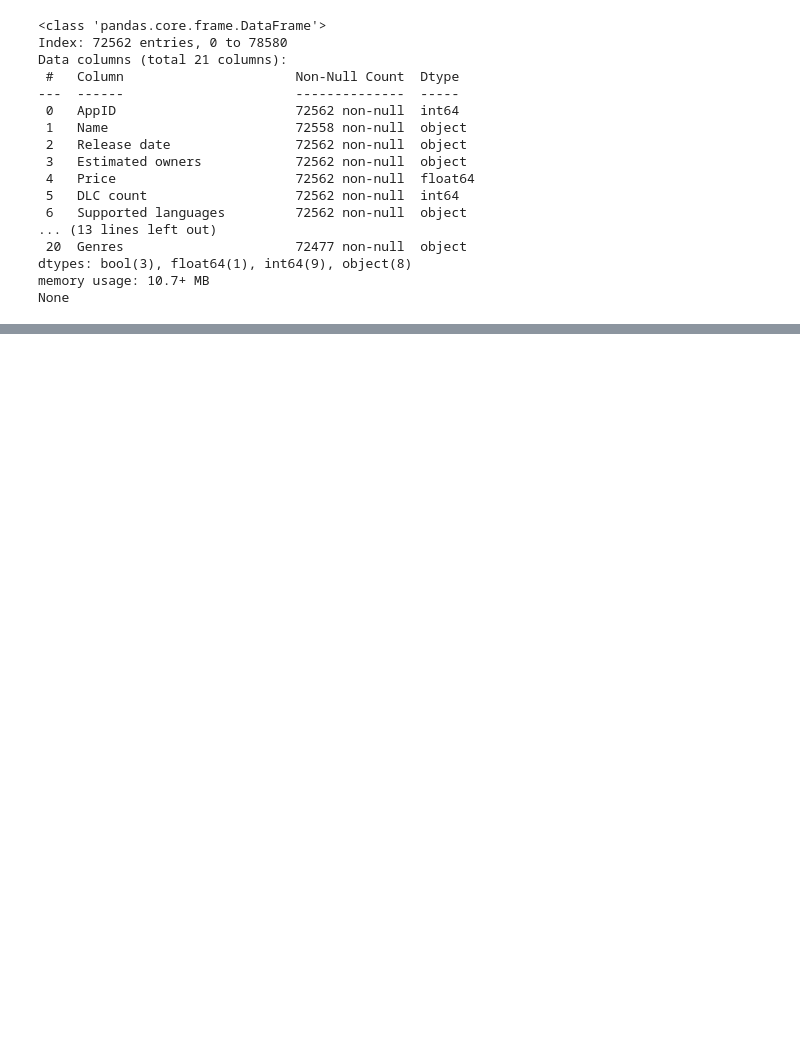
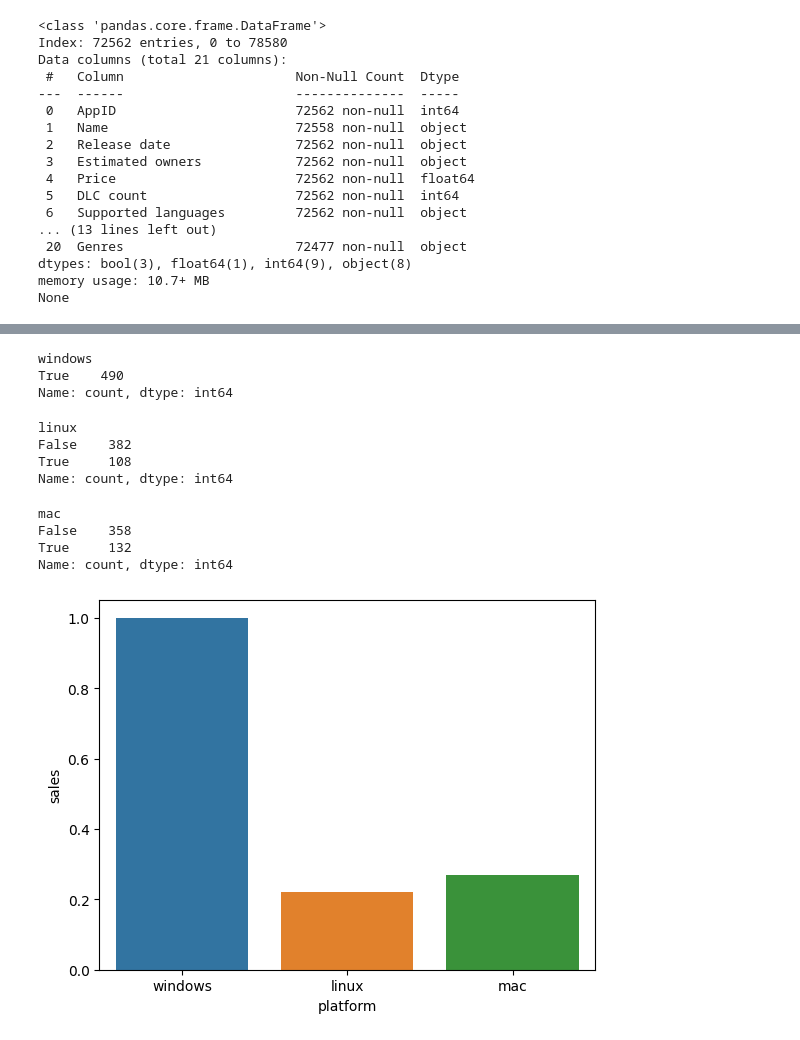
Before and after one commit to jbhiltscher/steam_project, a Jupyter notebook: SteamInsights/jake_eda.ipynb, the cells around one changed output, grey strips where cells are left out. Saved outputs shown, nothing was run; the diff lists cells and outputs as text; code cells hidden in the pictures; blank space fills up the shorter version.

```diff
--- a/SteamInsights/jake_eda.ipynb
+++ b/SteamInsights/jake_eda.ipynb
@@ -113,0 +130,27 @@ Name: count, Length: 44180, dtype: int64
+# %%
+all_games['windows'].value_counts()
+# %% [output]
+windows
+True    490
+Name: count, dtype: int64
+# %%
+all_games['linux'].value_counts()
+# %% [output]
+linux
+False    382
+True     108
+Name: count, dtype: int64
+# %%
+all_games['mac'].value_counts()
+# %% [output]
+mac
+False    358
+True     132
+Name: count, dtype: int64
+# %%
+melted_data = all_games.melt(value_vars=['windows', 'linux', 'mac'], var_name='platform', value_name='sales')
+
+sns.barplot(x='platform', y='sales', data=melted_data, errorbar=None, estimator=np.average)
+plt.show()
+# %% [output]
+[figure, added]
```
Also changed, not shown: parts of 8 cells of this notebook.
